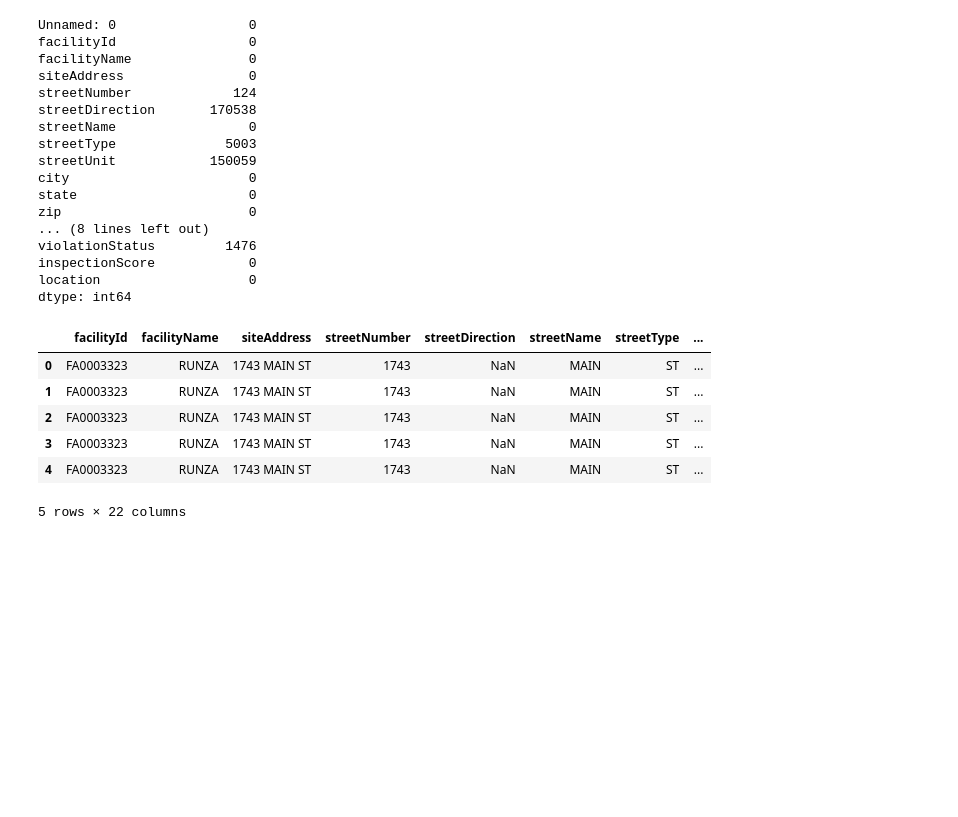
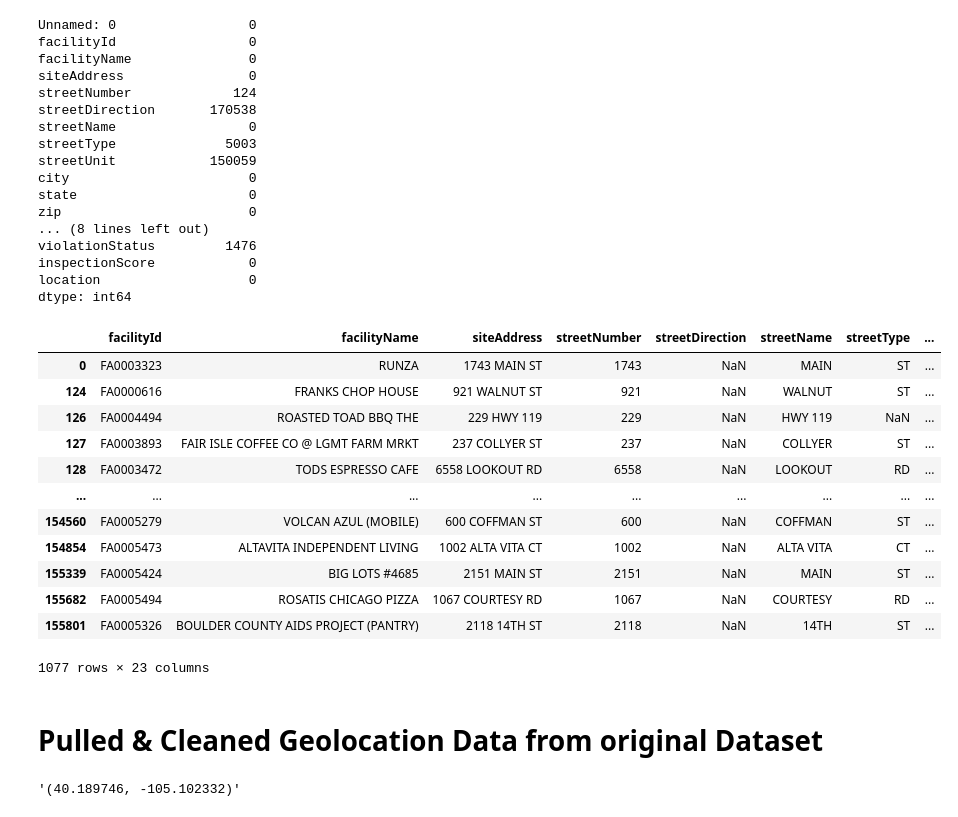
Before and after one commit to kchavez05/boulder-co-health, a Jupyter notebook: Unique_locations_latlong_conversion.ipynb, the cells around one changed output. Saved outputs shown, nothing was run; the diff lists cells and outputs as text; code cells hidden in the pictures; blank space fills up the shorter version.

```diff
--- a/Unique_locations_latlong_conversion.ipynb
+++ b/Unique_locations_latlong_conversion.ipynb
@@ -48,15 +53,32 @@ dtype: int64
 #drop 'unnamed' column
 unnamed_dropped = filtered_df.drop('Unnamed: 0',1)
 
-# concatenate address, add to a new column
-
-# new dataframe containing all UNIQUE addresses
-# unnamed_dropped.head()
+# concatenate address, and add country, add to a new column
+unnamed_dropped["concat_address"] = unnamed_dropped["siteAddress"] + " " + unnamed_dropped["city"] + " " + unnamed_dropped["state"] + " USA"
-# %% [output]
-|  | facilityId | facilityName | siteAddress | streetNumber | streetDirection | streetName | streetType | ... |
-| 0 | FA0003323 | RUNZA | 1743 MAIN ST | 1743 | NaN | MAIN | ST | ... |
-| 1 | FA0003323 | RUNZA | 1743 MAIN ST | 1743 | NaN | MAIN | ST | ... |
-| 2 | FA0003323 | RUNZA | 1743 MAIN ST | 1743 | NaN | MAIN | ST | ... |
-| 3 | FA0003323 | RUNZA | 1743 MAIN ST | 1743 | NaN | MAIN | ST | ... |
-| 4 | FA0003323 | RUNZA | 1743 MAIN ST | 1743 | NaN | MAIN | ST | ... |
-5 rows × 22 columns
+# %%
+# New dataframe containing only UNIQUE addresses
+unique_rest = unnamed_dropped.drop_duplicates(subset ="concat_address")
+# unnamed_dropped
+unique_rest
+# %% [output]
+|  | facilityId | facilityName | siteAddress | streetNumber | streetDirection | streetName | streetType | ... |
+| 0 | FA0003323 | RUNZA | 1743 MAIN ST | 1743 | NaN | MAIN | ST | ... |
+| 124 | FA0000616 | FRANKS CHOP HOUSE | 921 WALNUT ST | 921 | NaN | WALNUT | ST | ... |
+| 126 | FA0004494 | ROASTED TOAD BBQ THE | 229 HWY 119 | 229 | NaN | HWY 119 | NaN | ... |
+| 127 | FA0003893 | FAIR ISLE COFFEE CO @ LGMT FARM MRKT | 237 COLLYER ST | 237 | NaN | COLLYER | ST | ... |
+| 128 | FA0003472 | TODS ESPRESSO CAFE | 6558 LOOKOUT RD | 6558 | NaN | LOOKOUT | RD | ... |
+| ... | ... | ... | ... | ... | ... | ... | ... | ... |
+| 154560 | FA0005279 | VOLCAN AZUL (MOBILE) | 600 COFFMAN ST | 600 | NaN | COFFMAN | ST | ... |
+| 154854 | FA0005473 | ALTAVITA INDEPENDENT LIVING | 1002 ALTA VITA CT | 1002 | NaN | ALTA VITA | CT | ... |
+| 155339 | FA0005424 | BIG LOTS #4685 | 2151 MAIN ST | 2151 | NaN | MAIN | ST | ... |
+| 155682 | FA0005494 | ROSATIS CHICAGO PIZZA | 1067 COURTESY RD | 1067 | NaN | COURTESY | RD | ... |
+| 155801 | FA0005326 | BOULDER COUNTY AIDS PROJECT (PANTRY) | 2118 14TH ST | 2118 | NaN | 14TH | ST | ... |
+1077 rows × 23 columns
+# %% [markdown]
+# Pulled & Cleaned Geolocation Data from original Dataset
+# %%
+#Found the Geolocation Data in the original dataset
+value = unique_rest['location'].values[0]
+value.split('\r\n')[2]
+# %% [output]
+'(40.189746, -105.102332)'
```
Also changed, not shown: parts of 10 cells of this notebook.
